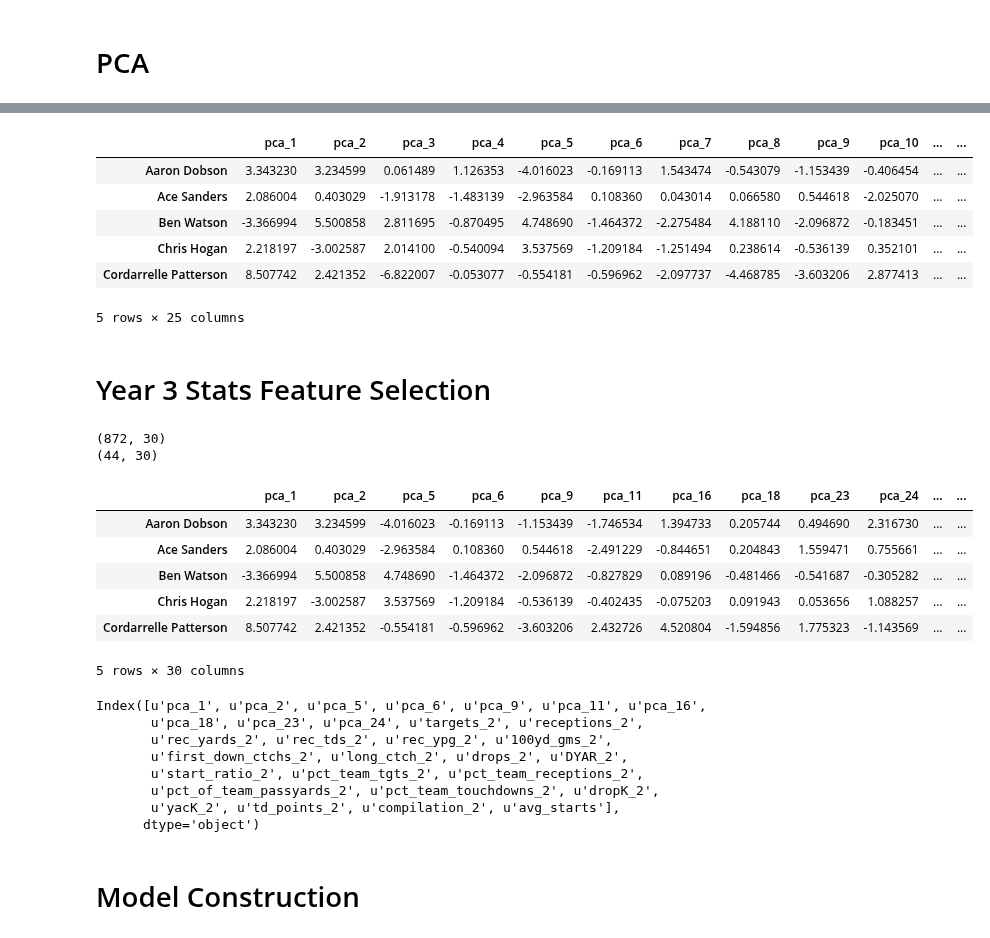
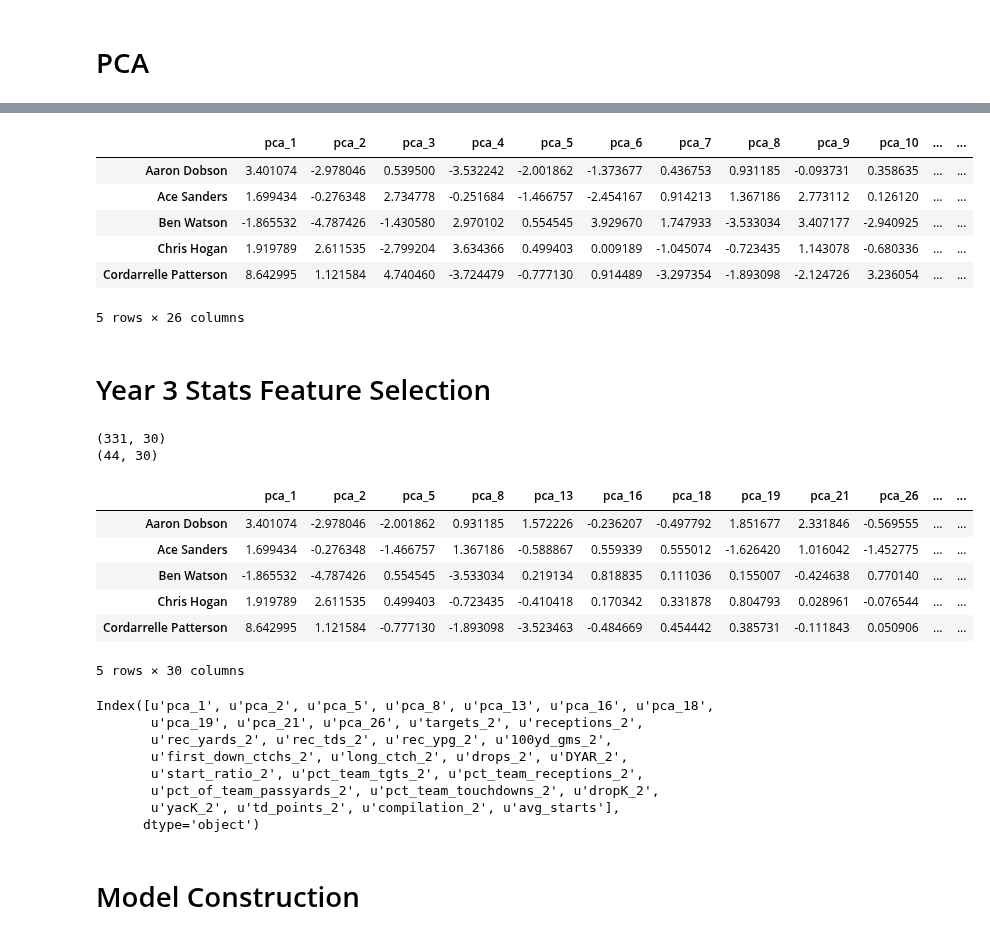
Before and after one commit to oneilltp18/GABBERT, a Jupyter notebook: wide_receivers/removing_empty_players.ipynb, the cells around one changed output, grey strips where cells are left out. Saved outputs shown, nothing was run; the diff lists cells and outputs as text; code cells hidden in the pictures.

```diff
--- a/wide_receivers/removing_empty_players.ipynb
+++ b/wide_receivers/removing_empty_players.ipynb
@@ -165,7 +197,7 @@ from sklearn.decomposition import PCA
 from sklearn.preprocessing import scale
 
 # I am creating a dataframe of the scaled values of the year 1 and 2 columns
-pca_df = scale(df[year_12])
+pca_df = scale(no_dropouts[year_12])
 
 # doing the same thing for the rookie data
 rookspca_df = scale(rooks_df[rooksyear_12])
@@ -240,12 +272,12 @@ variance_explained
 # %%
 ### based on the above results, it seems that sticking to 25 features would be a decent
-## cutoff point since the variance explained altogether reaches 85%
+## cutoff point since the variance explained altogether falls under .8% for each feature
 
 ## this can very easily be manipulated by changing n_components adn then adding/subtracting
 ## columns to the dataframe in the code block below
 
 ## instantiate
-pca = PCA(n_components = 25)
+pca = PCA(n_components = 26)
 
 ## fit and transform the standardized data
 pca_model = pca.fit(pca_df)
@@ -257,13 +289,13 @@ rooks_pca_cols = pca_model.transform(rookspca_df)
 ## Here I am simply creating the column headers for the pca features
 pca_col_list = []
 
-for i in range(1, 26):
+for i in range(1, 27):
     pca_col_list.append('pca_'+str(i))
 
 ## going to organize the columns into dataframe for organization
 ## I am going to set the index of our pca dataframe to the names
 ## of the related player
-pca_df = pd.DataFrame(pca_cols, index = df.index, columns = pca_col_list)
+pca_df = pd.DataFrame(pca_cols, index = no_dropouts.index, columns = pca_col_list)
 ## doing the same for the rookie information
 rookspca_df = pd.DataFrame(rooks_pca_cols, index = rooks_df.index, columns = pca_col_list)
 ##previewing dataframe
@@ -271,12 +303,12 @@ pca_df.head()
 rookspca_df.head()
 # %% [output]
 |  | pca_1 | pca_2 | pca_3 | pca_4 | pca_5 | pca_6 | pca_7 | pca_8 | pca_9 | pca_10 | ... | ... |
-| Aaron Dobson | 3.343230 | 3.234599 | 0.061489 | 1.126353 | -4.016023 | -0.169113 | 1.543474 | -0.543079 | -1.153439 | -0.406454 | ... | ... |
-| Ace Sanders | 2.086004 | 0.403029 | -1.913178 | -1.483139 | -2.963584 | 0.108360 | 0.043014 | 0.066580 | 0.544618 | -2.025070 | ... | ... |
-| Ben Watson | -3.366994 | 5.500858 | 2.811695 | -0.870495 | 4.748690 | -1.464372 | -2.275484 | 4.188110 | -2.096872 | -0.183451 | ... | ... |
-| Chris Hogan | 2.218197 | -3.002587 | 2.014100 | -0.540094 | 3.537569 | -1.209184 | -1.251494 | 0.238614 | -0.536139 | 0.352101 | ... | ... |
-| Cordarrelle Patterson | 8.507742 | 2.421352 | -6.822007 | -0.053077 | -0.554181 | -0.596962 | -2.097737 | -4.468785 | -3.603206 | 2.877413 | ... | ... |
+| Aaron Dobson | 3.401074 | -2.978046 | 0.539500 | -3.532242 | -2.001862 | -1.373677 | 0.436753 | 0.931185 | -0.093731 | 0.358635 | ... | ... |
+| Ace Sanders | 1.699434 | -0.276348 | 2.734778 | -0.251684 | -1.466757 | -2.454167 | 0.914213 | 1.367186 | 2.773112 | 0.126120 | ... | ... |
+| Ben Watson | -1.865532 | -4.787426 | -1.430580 | 2.970102 | 0.554545 | 3.929670 | 1.747933 | -3.533034 | 3.407177 | -2.940925 | ... | ... |
+| Chris Hogan | 1.919789 | 2.611535 | -2.799204 | 3.634366 | 0.499403 | 0.009189 | -1.045074 | -0.723435 | 1.143078 | -0.680336 | ... | ... |
+| Cordarrelle Patterson | 8.642995 | 1.121584 | 4.740460 | -3.724479 | -0.777130 | 0.914489 | -3.297354 | -1.893098 | -2.124726 | 3.236054 | ... | ... |
-5 rows × 25 columns
+5 rows × 26 columns
 # %% [markdown]
 # Year 3 Stats Feature Selection
 # %%
@@ -285,8 +317,8 @@ from sklearn.preprocessing import LabelEncoder
 from sklearn.metrics import recall_score
 
 ## Defining my features and my target
-X = df[year_3].drop(['categories', 'compilation_3'], axis = 1)
-y = df['categories']
+X = no_dropouts[year_3].drop(['categories', 'compilation_3'], axis = 1)
+y = no_dropouts['categories']
 
 # Instantiate
 kbest = SelectKBest(k=20)
@@ -297,50 +329,48 @@ kbest_importance = pd.DataFrame(zip(X.columns, kbest.get_support()), columns = [
 kbest_features = kbest_importance[kbest_importance['important?'] == True].feature
 
 ## creating a dataframe of just the best features from year 3 here
-year_3_best = df[kbest_features]
+year_3_best = no_dropouts[kbest_features]
 rooks_year_3_best = rooks_df[kbest_features]
 # %%
 ## I now want to combine my PCA feature columns with my year 3 data to model
 data = pca_df.join(year_3_best)
 rooks_data = rookspca_df.join(rooks_year_3_best)
 ## defining my x and y again to perform select k best a second time
 X = data
-y = df['categories']
+y = no_dropouts['categories']
 
 
 ## I want to pick the 30 best features from the first select k best and pca cols
 kbest_2 = SelectKBest(k = 30)
 kbest_2.fit(X, y)
 
 # Show the feature importance for Kbest of 30
 kbest_2_importance = pd.DataFrame(zip(X.columns, kbest_2.get_support()), columns = ['feature', 'important?'])
 
 kbest_2_features = kbest_2_importance[kbest_2_importance['important?'] == True].feature
 
 ## this dataframe is the best pca and year3 features together
 year_3_refined = data[kbest_2_features]
 rooks_year_3_refined = rooks_data[kbest_2_features]
 
 print year_3_refined.shape
 print rooks_year_3_refined.shape
 rooks_year_3_refined.head()
 # %% [output]
-(872, 30)
+(331, 30)
 (44, 30)
-|  | pca_1 | pca_2 | pca_5 | pca_6 | pca_9 | pca_11 | pca_16 | pca_18 | pca_23 | pca_24 | ... | ... |
-| Aaron Dobson | 3.343230 | 3.234599 | -4.016023 | -0.169113 | -1.153439 | -1.746534 | 1.394733 | 0.205744 | 0.494690 | 2.316730 | ... | ... |
-| Ace Sanders | 2.086004 | 0.403029 | -2.963584 | 0.108360 | 0.544618 | -2.491229 | -0.844651 | 0.204843 | 1.559471 | 0.755661 | ... | ... |
-| Ben Watson | -3.366994 | 5.500858 | 4.748690 | -1.464372 | -2.096872 | -0.827829 | 0.089196 | -0.481466 | -0.541687 | -0.305282 | ... | ... |
-| Chris Hogan | 2.218197 | -3.002587 | 3.537569 | -1.209184 | -0.536139 | -0.402435 | -0.075203 | 0.091943 | 0.053656 | 1.088257 | ... | ... |
-| Cordarrelle Patterson | 8.507742 | 2.421352 | -0.554181 | -0.596962 | -3.603206 | 2.432726 | 4.520804 | -1.594856 | 1.775323 | -1.143569 | ... | ... |
+|  | pca_1 | pca_2 | pca_5 | pca_8 | pca_13 | pca_16 | pca_18 | pca_19 | pca_21 | pca_26 | ... | ... |
+| Aaron Dobson | 3.401074 | -2.978046 | -2.001862 | 0.931185 | 1.572226 | -0.236207 | -0.497792 | 1.851677 | 2.331846 | -0.569555 | ... | ... |
+| Ace Sanders | 1.699434 | -0.276348 | -1.466757 | 1.367186 | -0.588867 | 0.559339 | 0.555012 | -1.626420 | 1.016042 | -1.452775 | ... | ... |
+| Ben Watson | -1.865532 | -4.787426 | 0.554545 | -3.533034 | 0.219134 | 0.818835 | 0.111036 | 0.155007 | -0.424638 | 0.770140 | ... | ... |
+| Chris Hogan | 1.919789 | 2.611535 | 0.499403 | -0.723435 | -0.410418 | 0.170342 | 0.331878 | 0.804793 | 0.028961 | -0.076544 | ... | ... |
+| Cordarrelle Patterson | 8.642995 | 1.121584 | -0.777130 | -1.893098 | -3.523463 | -0.484669 | 0.454442 | 0.385731 | -0.111843 | 0.050906 | ... | ... |
 5 rows × 30 columns
 # %%
 print year_3_refined.columns
-
-year_3_refined[year_3_refined]
 # %% [output]
-Index([u'pca_1', u'pca_2', u'pca_5', u'pca_6', u'pca_9', u'pca_11', u'pca_16',
-       u'pca_18', u'pca_23', u'pca_24', u'targets_2', u'receptions_2',
+Index([u'pca_1', u'pca_2', u'pca_5', u'pca_8', u'pca_13', u'pca_16', u'pca_18',
+       u'pca_19', u'pca_21', u'pca_26', u'targets_2', u'receptions_2',
        u'rec_yards_2', u'rec_tds_2', u'rec_ypg_2', u'100yd_gms_2',
        u'first_down_ctchs_2', u'long_ctch_2', u'drops_2', u'DYAR_2',
        u'start_ratio_2', u'pct_team_tgts_2', u'pct_team_receptions_2',
```
Also changed, not shown: parts of 18 cells of this notebook, 1 other file.
